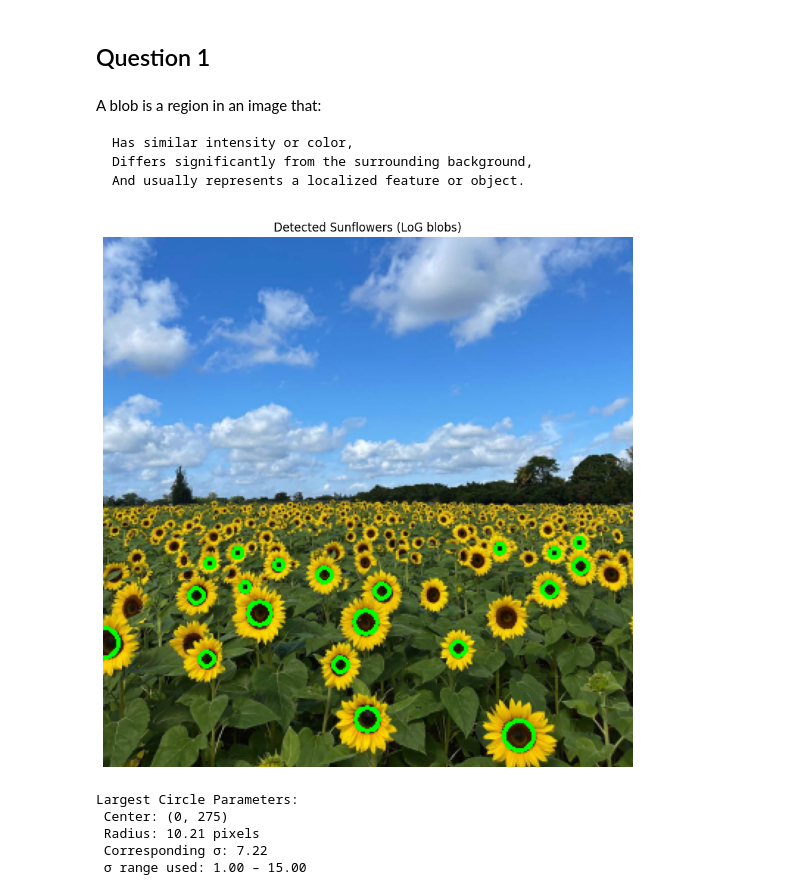
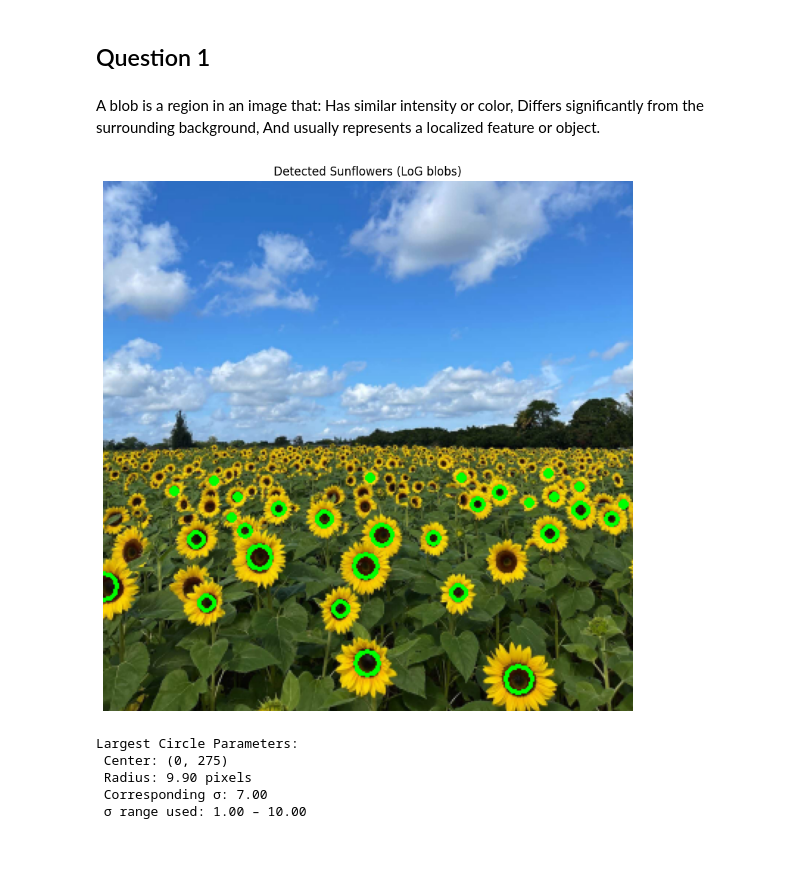
Before and after one commit to NadhaIrshad/In22-S5-EN3160---Image-Processing-and-Machine-Vision, a Jupyter notebook: Assignment2/ass2.ipynb, the cells around one changed output. Cells and saved outputs as stored; diff of their text form; code cells hidden in the pictures; blank space fills up the shorter version.

```diff
--- a/Assignment2/ass2.ipynb
+++ b/Assignment2/ass2.ipynb
@@ -2,8 +2,7 @@
 ## Question 1
 # %% [markdown]
 A blob is a region in an image that:
-
-    Has similar intensity or color,
+Has similar intensity or color,
     Differs significantly from the surrounding background,
     And usually represents a localized feature or object.
 # %%
@@ -12,65 +11,51 @@ import numpy as np
 from scipy import ndimage as ndi
 import matplotlib.pyplot as plt
 
-# --- 1. Read and preprocess image ---
 im = cv.imread('the_berry_farms_sunflower_field.jpeg', cv.IMREAD_REDUCED_COLOR_4)
 gray = cv.cvtColor(im, cv.COLOR_BGR2GRAY)
 gray = gray / 255.0  # normalize to [0, 1]
 
-# --- 2. Define scale-space parameters ---
-sigma_values = np.linspace(1, 20, 10)  # range of σ values (you can tune)
+#Scale-space parameters
+sigma_values = np.linspace(1, 10, 10)
 h, w = gray.shape
 response_stack = np.zeros((h, w, len(sigma_values)))
-
-# --- 3. Compute Laplacian of Gaussian (LoG) response for each σ ---
+# Laplacian of Gaussian (LoG) response for each σ
 for i, sigma in enumerate(sigma_values):
-    # Apply Gaussian blur
     blurred = cv.GaussianBlur(gray, (0, 0), sigma)
-
-    # Compute Laplacian
     log_resp = cv.Laplacian(blurred, cv.CV_64F)
-
-    # Normalize the response for scale
     response_stack[:, :, i] = np.abs(log_resp) * (sigma ** 2)
-
-# --- 4. Find scale-space extrema ---
-# Find local maxima across space and scale
+# Local maxima across space and scale
 maxima = (response_stack == ndi.maximum_filter(response_stack, size=(3, 3, 3)))
 
 # Get coordinates of blob centers
 y, x, s = np.where(maxima)
-
-# --- 5. Compute radii ---
 radii = np.sqrt(2) * sigma_values[s]
 
-# --- 6. Filter and draw strongest blobs ---
 # Pick top N strongest blobs
 strength = response_stack[y, x, s]
-indices = np.argsort(strength)[-20:]  # top 20
+indices = np.argsort(strength)[-30:]  # top 30
 y, x, s, radii = y[indices], x[indices], s[indices], radii[indices]
 
 output = im.copy()
 for (xi, yi, ri) in zip(x, y, radii):
     cv.circle(output, (int(xi), int(yi)), int(ri), (0, 255, 0), 2)
 
-# --- 7. Display ---
 plt.figure(figsize=(10, 10))
 plt.imshow(cv.cvtColor(output, cv.COLOR_BGR2RGB))
 plt.title("Detected Sunflowers (LoG blobs)")
 plt.axis("off")
 plt.show()
 
-# --- 8. Report parameters of largest circles ---
 largest_idx = np.argmax(radii)
 print("Largest Circle Parameters:")
 print(f" Center: ({x[largest_idx]}, {y[largest_idx]})")
 print(f" Radius: {radii[largest_idx]:.2f} pixels")
 print(f" Corresponding σ: {sigma_values[s[largest_idx]]:.2f}")
 print(f" σ range used: {sigma_values[0]:.2f} – {sigma_values[-1]:.2f}")
 # %% [output]
-[figure, old version]
+[figure, new version]
 Largest Circle Parameters:
  Center: (0, 275)
- Radius: 10.21 pixels
- Corresponding σ: 7.22
- σ range used: 1.00 – 15.00
+ Radius: 9.90 pixels
+ Corresponding σ: 7.00
+ σ range used: 1.00 – 10.00
```
Also changed, not shown: parts of 2 cells of this notebook.
